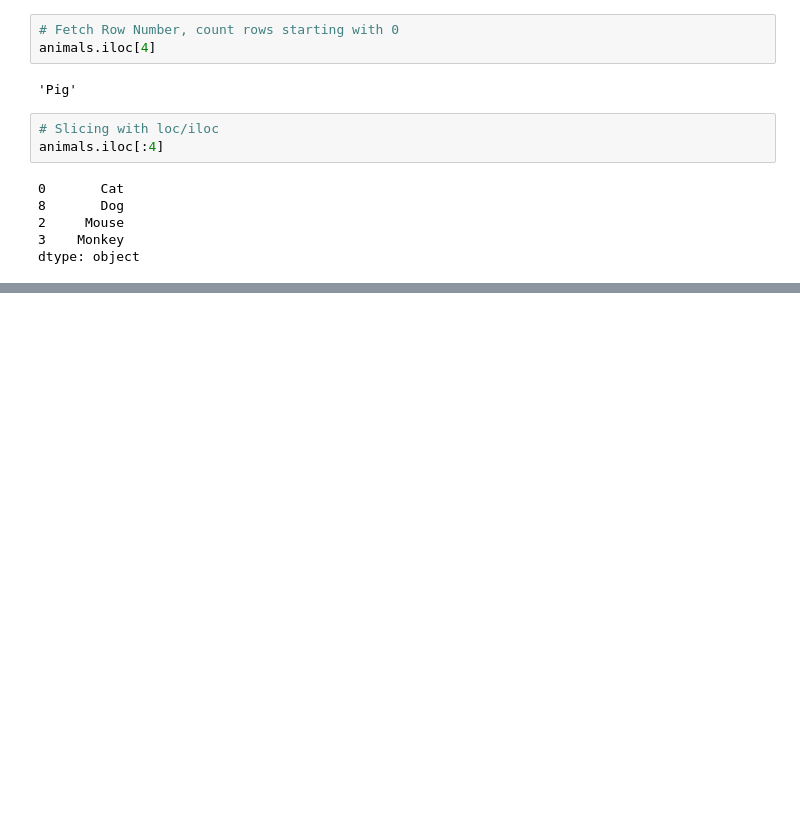
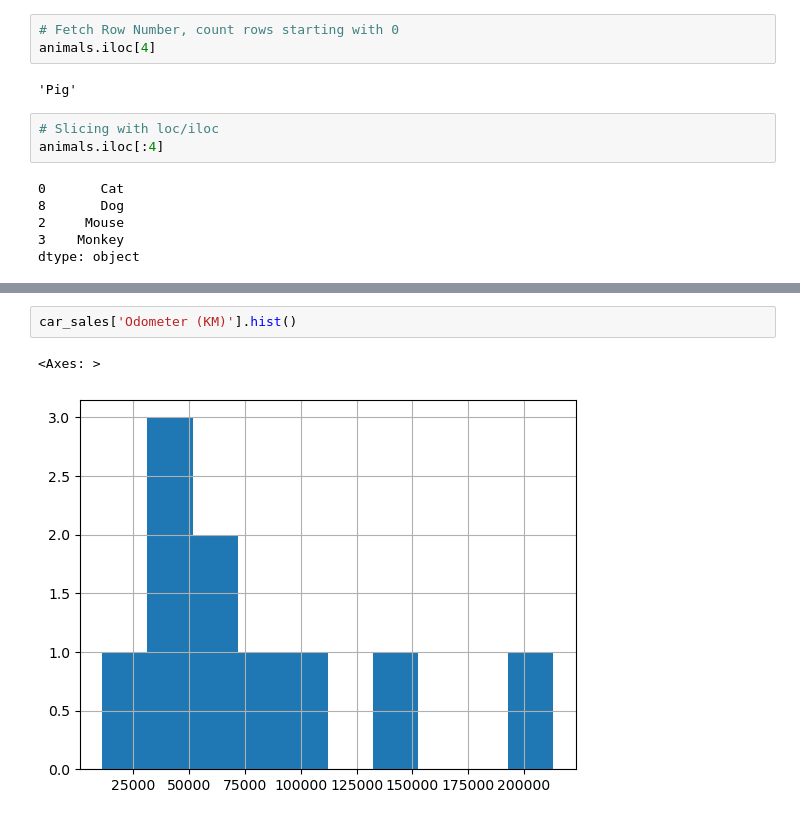
Before and after one commit to nikhilyadav-git/da-car-sales, a Jupyter notebook: pandas-intro.ipynb, the cells around one changed output, grey strips where cells are left out. Saved outputs shown, nothing was run; the diff lists cells and outputs as text; blank space fills up the shorter version.

```diff
--- a/pandas-intro.ipynb
+++ b/pandas-intro.ipynb
@@ -230,0 +288,5 @@ car_sales["Price"] = car_sales["Price"].str.replace('[\$\,\.]', '', regex=True)
+# %%
+car_sales['Odometer (KM)'].hist()
+# %% [output]
+<Axes: >
+[figure, added]
```
Also changed, not shown: parts of 23 cells of this notebook, 4 other files.
